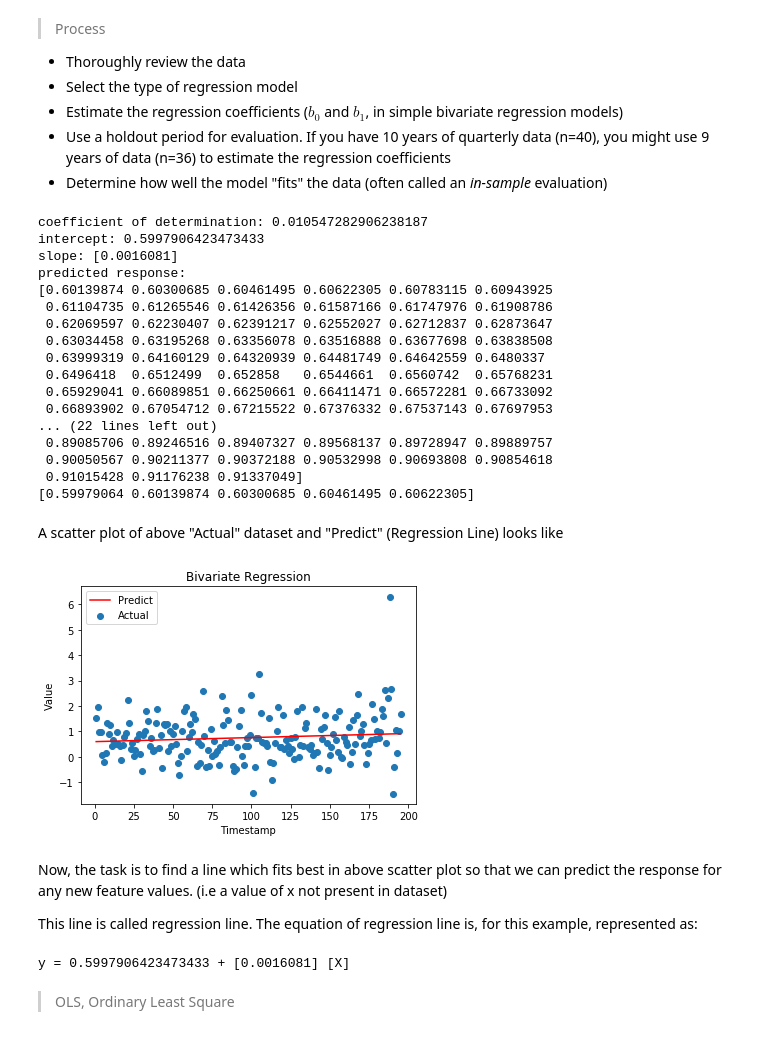
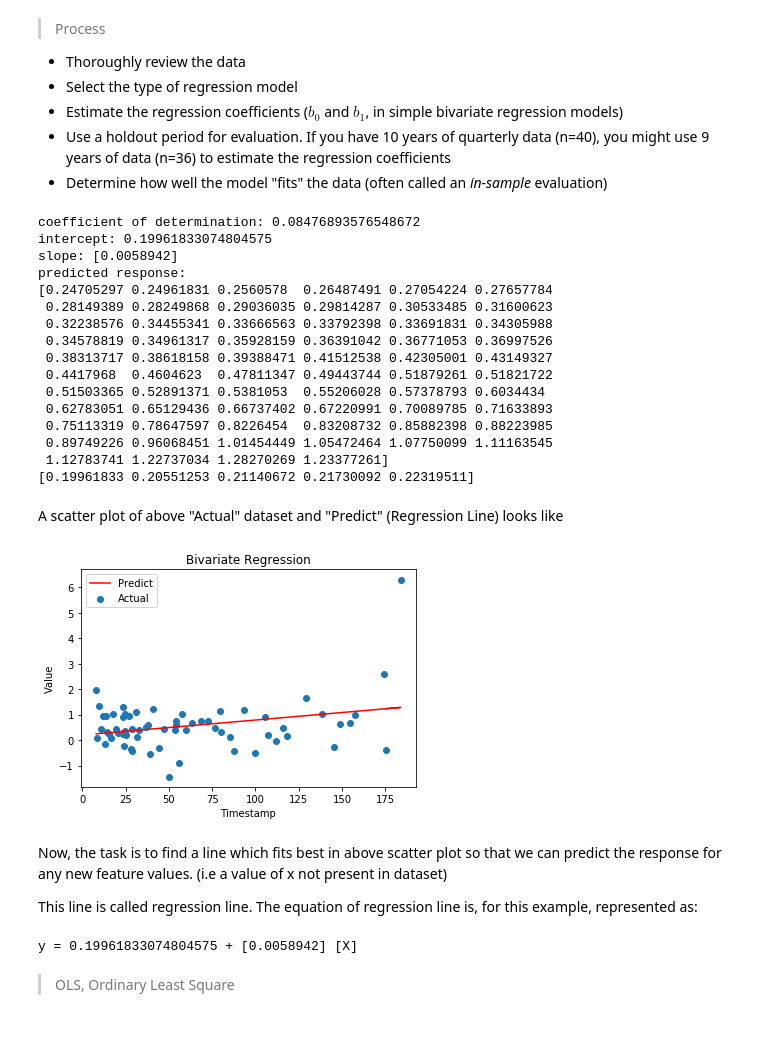
Before and after one commit to aricem/BusinessForecasting, a Jupyter notebook: CPI.ipynb, the cells around one changed output. Saved outputs shown, nothing was run; the diff lists cells and outputs as text; code cells hidden in the pictures.

```diff
--- a/CPI.ipynb
+++ b/CPI.ipynb
@@ -981,8 +981,9 @@ When developing a regression model, an ANOVA table is computing by most statisti
 import numpy as np
 from sklearn.linear_model import LinearRegression
 
-x = df.index.astype("int64").values.reshape((-1, 1))
-y = df.CPI
+df_bra = df.dropna()
+x = df_bra.M1.values.reshape((-1, 1))
+y = df_bra.CPI
 
 model = LinearRegression().fit(x, y)
 
@@ -998,37 +999,35 @@ x_new = np.arange(5).reshape((-1, 1))
 y_new = model.predict(x_new)
 print(y_new)
 # %% [output]
-coefficient of determination: 0.010547282906238187
-intercept: 0.5997906423473433
-slope: [0.0016081]
+coefficient of determination: 0.08476893576548672
+intercept: 0.19961833074804575
+slope: [0.0058942]
 predicted response:
-[0.60139874 0.60300685 0.60461495 0.60622305 0.60783115 0.60943925
- 0.61104735 0.61265546 0.61426356 0.61587166 0.61747976 0.61908786
- 0.62069597 0.62230407 0.62391217 0.62552027 0.62712837 0.62873647
- 0.63034458 0.63195268 0.63356078 0.63516888 0.63677698 0.63838508
- 0.63999319 0.64160129 0.64320939 0.64481749 0.64642559 0.6480337
- 0.6496418  0.6512499  0.652858   0.6544661  0.6560742  0.65768231
- 0.65929041 0.66089851 0.66250661 0.66411471 0.66572281 0.66733092
- 0.66893902 0.67054712 0.67215522 0.67376332 0.67537143 0.67697953
-... (22 lines left out)
- 0.89085706 0.89246516 0.89407327 0.89568137 0.89728947 0.89889757
- 0.90050567 0.90211377 0.90372188 0.90532998 0.90693808 0.90854618
- 0.91015428 0.91176238 0.91337049]
-[0.59979064 0.60139874 0.60300685 0.60461495 0.60622305]
+[0.24705297 0.24961831 0.2560578  0.26487491 0.27054224 0.27657784
+ 0.28149389 0.28249868 0.29036035 0.29814287 0.30533485 0.31600623
+ 0.32238576 0.34455341 0.33666563 0.33792398 0.33691831 0.34305988
+ 0.34578819 0.34961317 0.35928159 0.36391042 0.36771053 0.36997526
+ 0.38313717 0.38618158 0.39388471 0.41512538 0.42305001 0.43149327
+ 0.4417968  0.4604623  0.47811347 0.49443744 0.51879261 0.51821722
+ 0.51503365 0.52891371 0.5381053  0.55206028 0.57378793 0.6034434
+ 0.62783051 0.65129436 0.66737402 0.67220991 0.70089785 0.71633893
+ 0.75113319 0.78647597 0.8226454  0.83208732 0.85882398 0.88223985
+ 0.89749226 0.96068451 1.01454449 1.05472464 1.07750099 1.11163545
+ 1.12783741 1.22737034 1.28270269 1.23377261]
+[0.19961833 0.20551253 0.21140672 0.21730092 0.22319511]
 # %% [markdown]
 A scatter plot of above "Actual" dataset and "Predict" (Regression Line) looks like
 # %%
 import matplotlib.pyplot as plt
-x, y = df.index, df.CPI
 plt.scatter(x, y, label='Actual')
 plt.plot(x, y_pred, color = "r", label='Predict')
 plt.title('Bivariate Regression')
 plt.legend(loc='best')
 plt.xlabel('Timestamp')
 plt.ylabel('Value')
 plt.show()
 # %% [output]
-[figure, old version]
+[figure, new version]
 # %% [markdown]
 Now, the task is to find a line which fits best in above scatter plot so that we can predict the response for any new feature values. (i.e a value of x not present in dataset)
 
@@ -1036,7 +1035,7 @@ This line is called regression line. The equation of regression line is, for thi
 # %%
 print("y = {} + {} [X]" . format(model.intercept_, model.coef_))
 # %% [output]
-y = 0.5997906423473433 + [0.0016081] [X]
+y = 0.19961833074804575 + [0.0058942] [X]
 # %% [markdown]
 > OLS, Ordinary Least Square
 # %%
```
Also changed, not shown: parts of 5 cells of this notebook.
